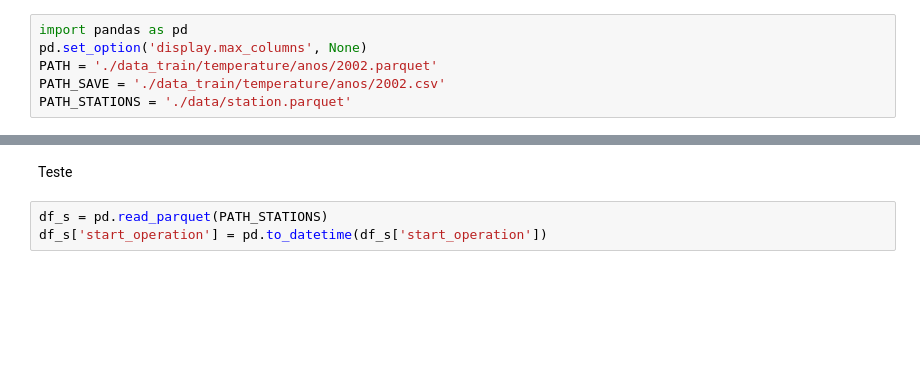
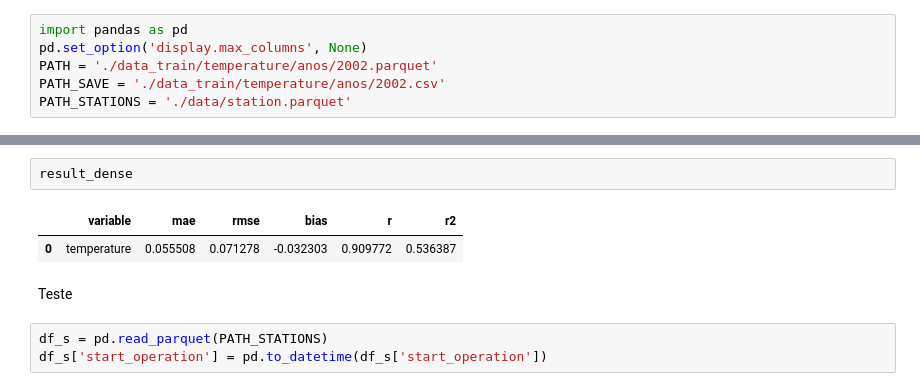
Before and after one commit to NortonRicardo/analysis-climate-, a Jupyter notebook: main.ipynb, the cells around one changed output, grey strips where cells are left out. Drawn from its saved outputs; the diff is of its cells as text; blank space fills up the shorter version.

```diff
--- a/main.ipynb
+++ b/main.ipynb
@@ -24,3 +27,8 @@ result_linear_regression
+# %%
+result_dense
+# %% [output]
+|  | variable | mae | rmse | bias | r | r2 |
+| 0 | temperature | 0.055508 | 0.071278 | -0.032303 | 0.909772 | 0.536387 |
 # %% [markdown]
 Teste
 # %%
```
Also changed, not shown: parts of 4 cells of this notebook, 2 other files.
